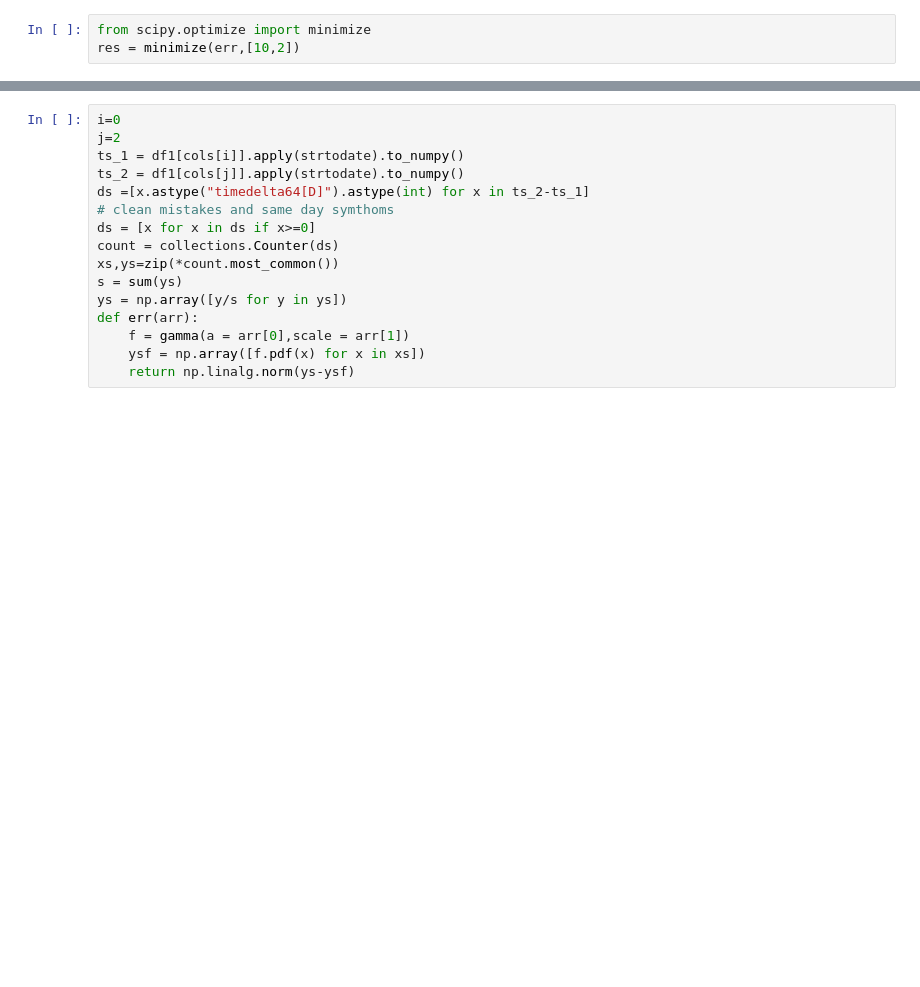
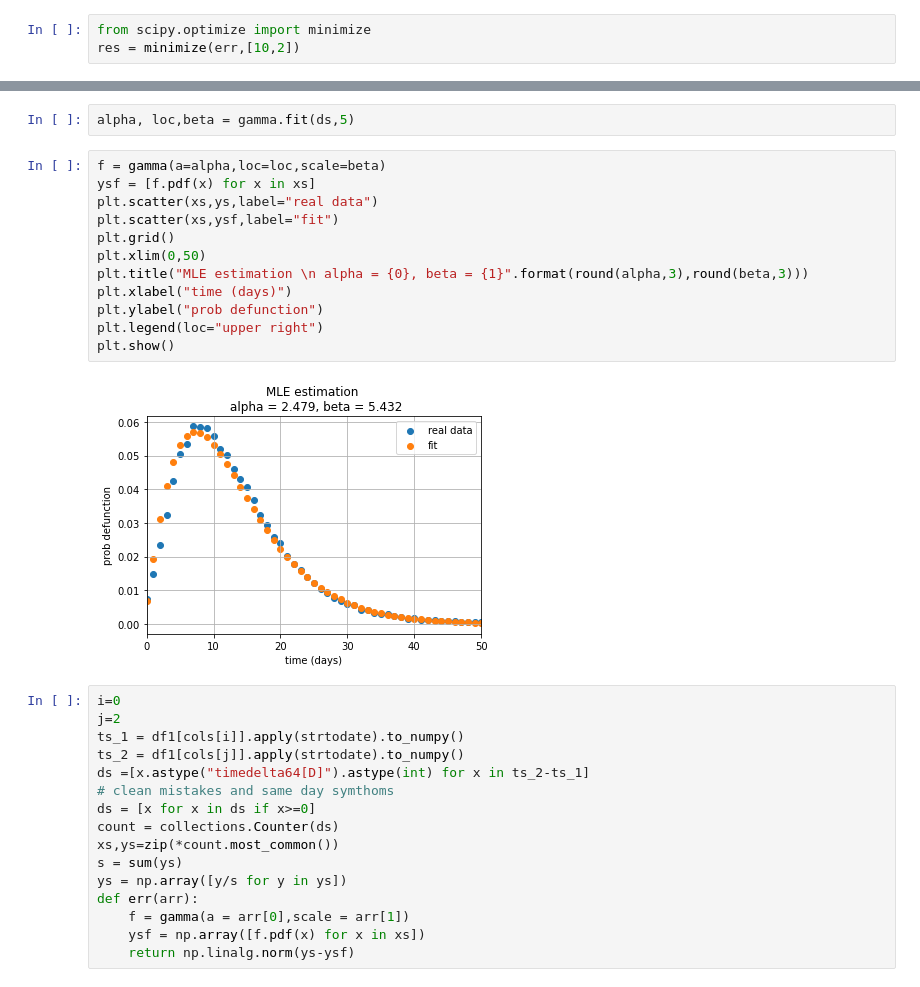
Before and after one commit to sayeg84/cocoliztli, a Jupyter notebook: extra/inference.ipynb, the cells around one changed output, grey strips where cells are left out. Saved outputs shown, nothing was run; the diff lists cells and outputs as text; blank space fills up the shorter version.

```diff
--- a/extra/inference.ipynb
+++ b/extra/inference.ipynb
@@ -217,3 +222,19 @@ plt.show()
+# %%
+alpha, loc,beta = gamma.fit(ds,5)
+# %%
+f = gamma(a=alpha,loc=loc,scale=beta)
+ysf = [f.pdf(x) for x in xs]
+plt.scatter(xs,ys,label="real data")
+plt.scatter(xs,ysf,label="fit")
+plt.grid()
+plt.xlim(0,50)
+plt.title("MLE estimation \n alpha = {0}, beta = {1}".format(round(alpha,3),round(beta,3)))
+plt.xlabel("time (days)")
+plt.ylabel("prob defunction")
+plt.legend(loc="upper right")
+plt.show()
+# %% [output]
+[figure, added]
 # %%
 i=0
 j=2
```
Also changed, not shown: parts of 2 cells of this notebook, 8 other files.
